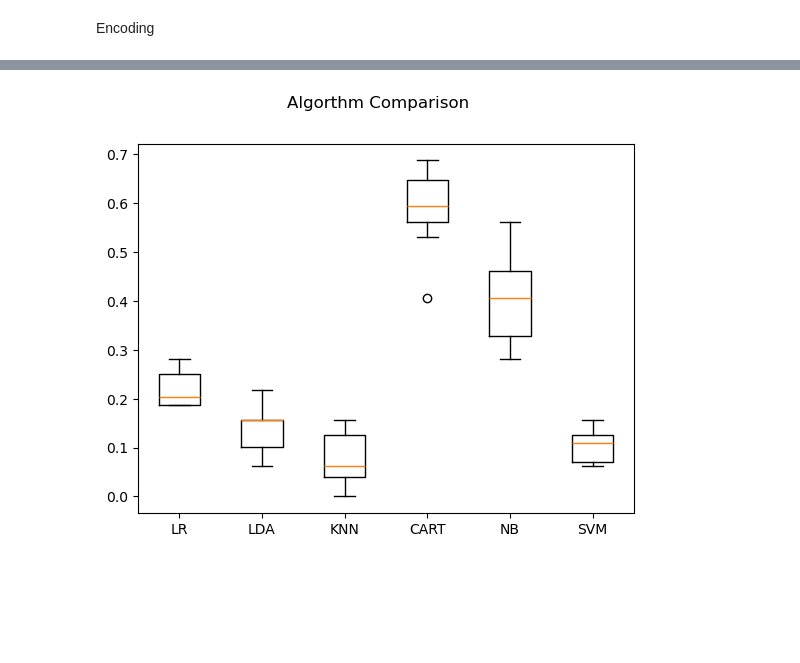
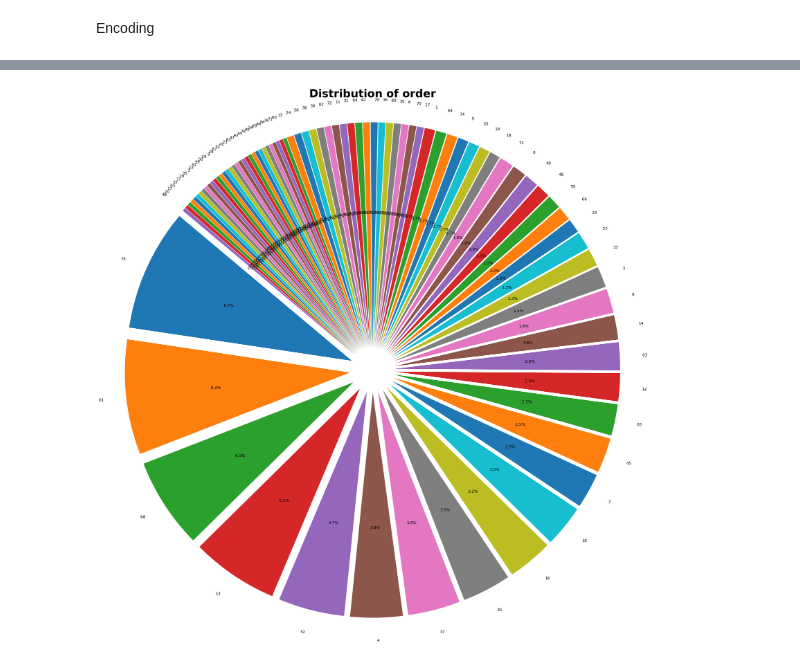
Before and after one commit to Math0202/Data-science, a Jupyter notebook: dtaProject.ipynb, the cells around one changed output, grey strips where cells are left out. Drawn from its saved outputs; the diff is of its cells as text; code cells hidden in the pictures; blank space fills up the shorter version.

```diff
--- a/dtaProject.ipynb
+++ b/dtaProject.ipynb
@@ -261,10 +260,0 @@ SVM: 0.106250 (0.034799)
-# %%
-# Compare Algos
-fig = plt.figure()
-fig.suptitle('Algorthm Comparison')
-ax = fig.add_subplot(111)
-plt.boxplot(results)
-ax.set_xticklabels(names)
-plt.show()
-# %% [output]
-[figure, removed]
@@ -270,0 +264,21 @@ plt.show()
+# %%
+
+
+
+# put the correct varieble where it has paulo
+
+data = dataset.iloc[:, 2].value_counts()
+# Adjust this to the specific column for pie chart data
+
+labels = data.index
+
+explode = [0.1] * len(data)
+
+plt.figure(figsize=(25, 25))
+plt.pie(data, labels=labels, autopct='%1.1f%%', startangle=140,explode=explode)
+plt.title('Distribution of ' + dataset.columns[2], fontsize=28, fontweight='bold',)
+plt.axis('equal')
+
+plt.show()
+# %% [output]
+[figure, added]
```
Also changed, not shown: parts of 6 cells of this notebook.
